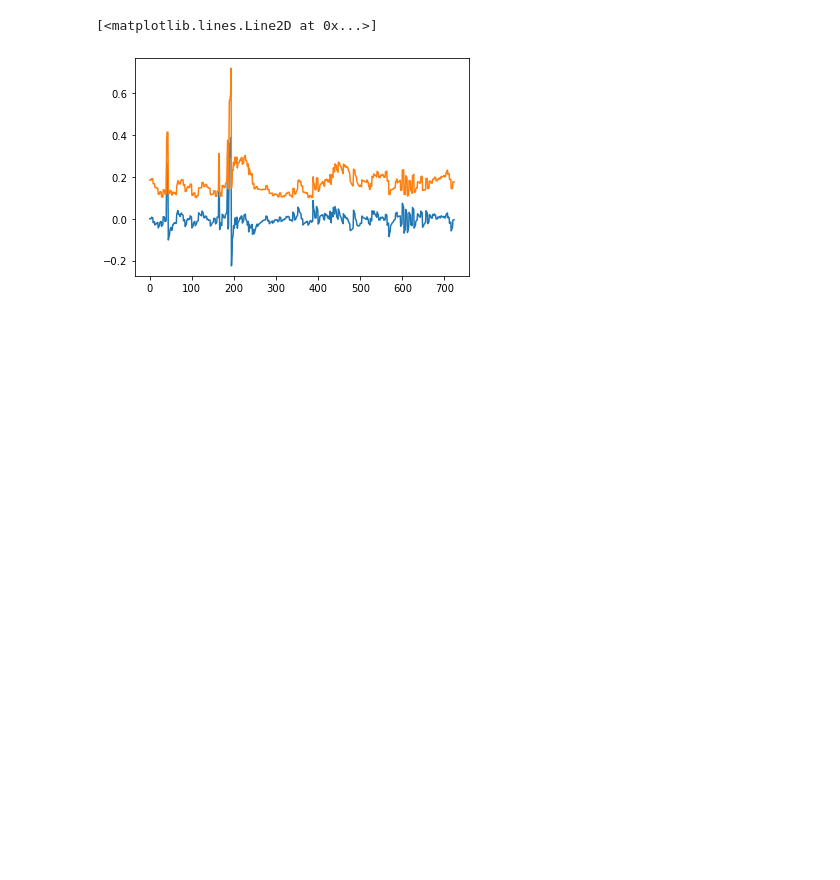
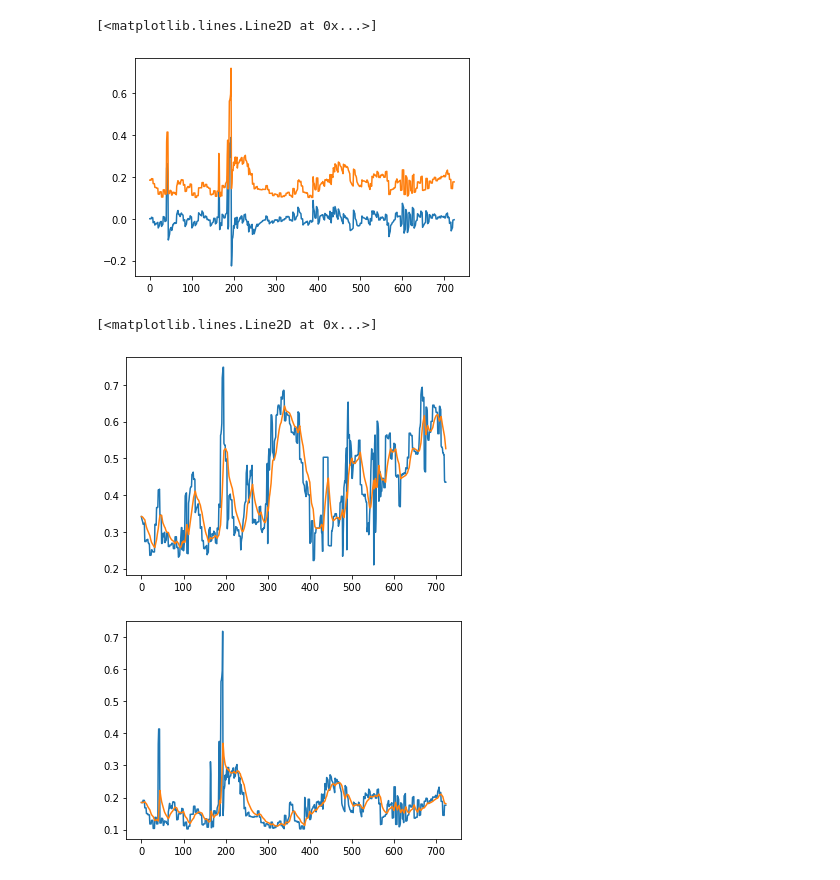
Before and after one commit to kootsoop/DSP.SE, a Jupyter notebook: Python/Q83666/Q83666-random-gaussian-noise-estimation-from-a-given-trajectory.ipynb, the cells around one changed output. Drawn from its saved outputs; the diff is of its cells as text; code cells hidden in the pictures; blank space fills up the shorter version.

```diff
--- a/Python/Q83666/Q83666-random-gaussian-noise-estimation-from-a-given-trajectory.ipynb
+++ b/Python/Q83666/Q83666-random-gaussian-noise-estimation-from-a-given-trajectory.ipynb
@@ -47,3 +48,18 @@ plt.plot(vb)
 # %% [output]
 [<matplotlib.lines.Line2D at 0x...>]
 [figure]
+# %%
+vf_corrected = vf - vf_dc
+vb_corrected = vb - vb_dc
+
+plt.figure(1)
+plt.plot(vf)
+plt.plot(vf_corrected)
+
+plt.figure(2)
+plt.plot(vb)
+plt.plot(vb_corrected)
+# %% [output]
+[<matplotlib.lines.Line2D at 0x...>]
+[figure, added]
+[figure, added]
```
Also changed, not shown: parts of 2 cells of this notebook, 2 other files.
